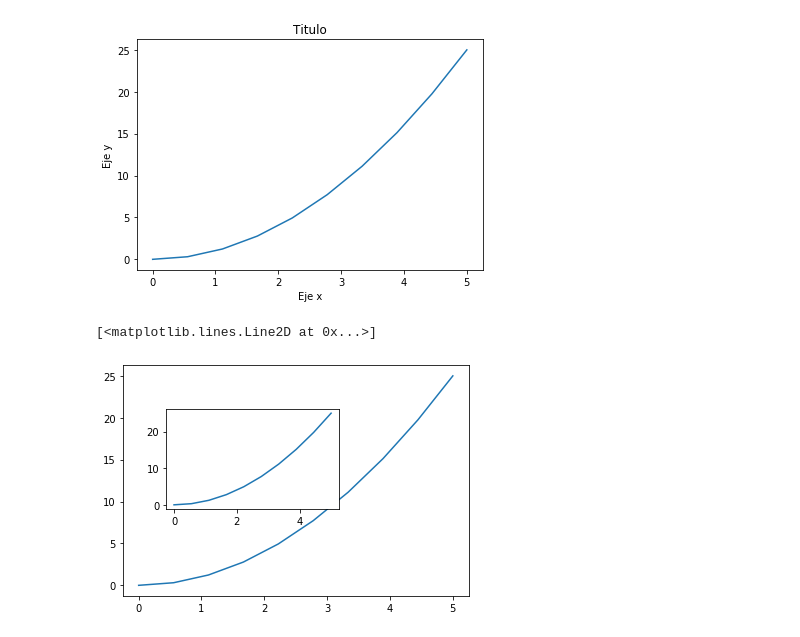
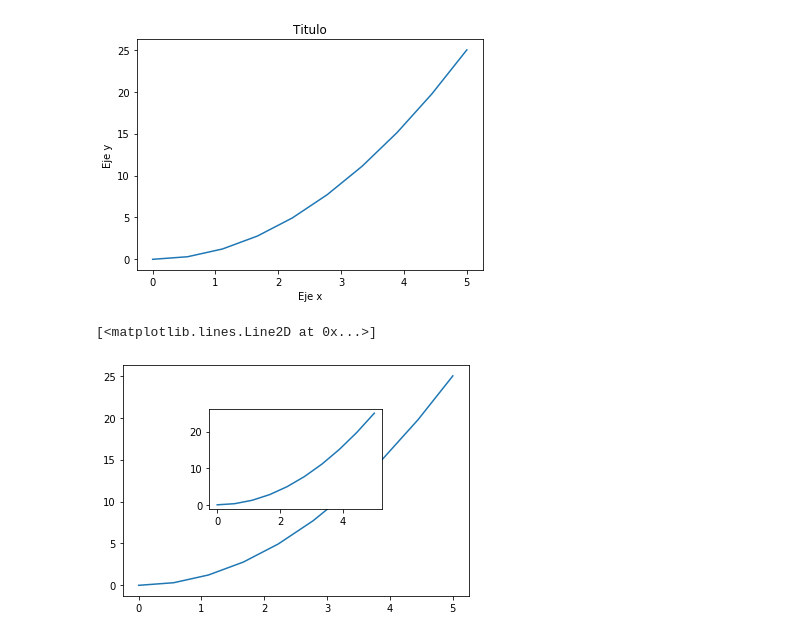
Before and after one commit to p-cuadros/curso_python, a Jupyter notebook: s2lab3.ipynb, the cells around one changed output. Drawn from its saved outputs; the diff is of its cells as text; code cells hidden in the pictures.

```diff
--- a/s2lab3.ipynb
+++ b/s2lab3.ipynb
@@ -50,10 +50,10 @@ Text(0.5, 1.0, 'Titulo')
 # %%
 fig = plt.figure()
 axes1 = fig.add_axes([0.1,0.1,0.8,0.8])
-axes2 = fig.add_axes([0.2,0.4,0.4,0.35])
+axes2 = fig.add_axes([0.3,0.4,0.4,0.35])
 
 axes1.plot(x,y)
 axes2.plot(x,y)
 # %% [output]
 [<matplotlib.lines.Line2D at 0x...>]
-[figure, old version]
+[figure, new version]
```
Also changed, not shown: parts of 1 cell of this notebook.
